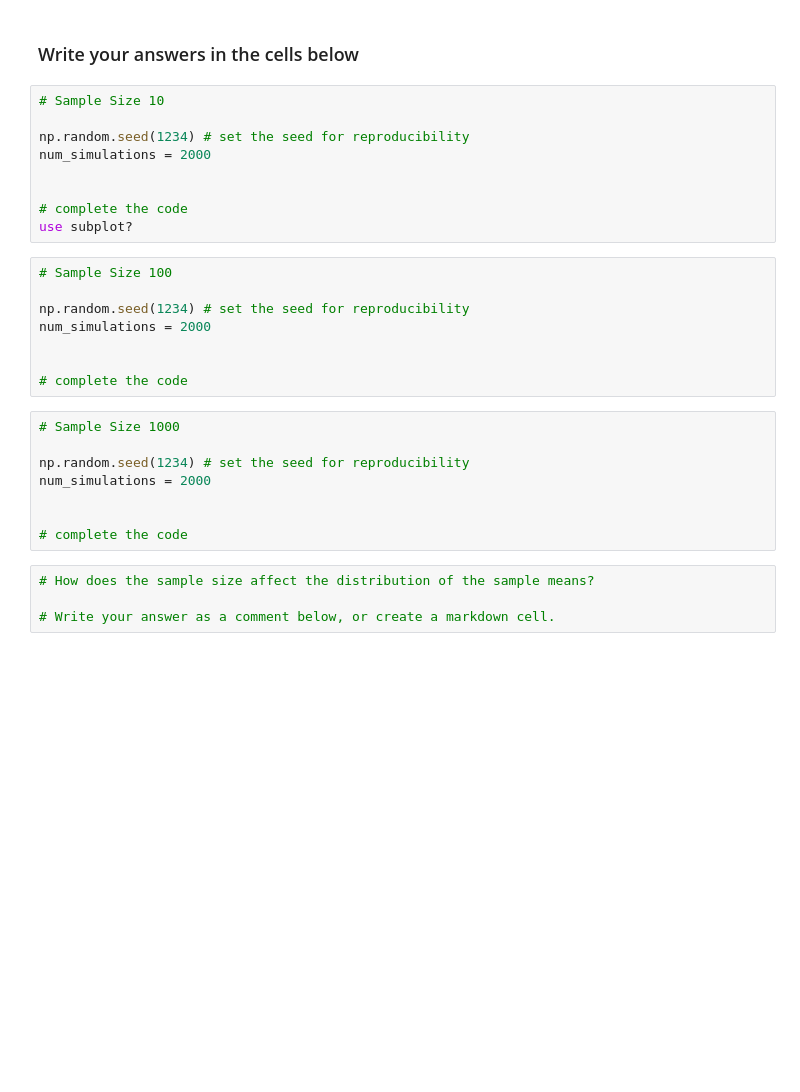
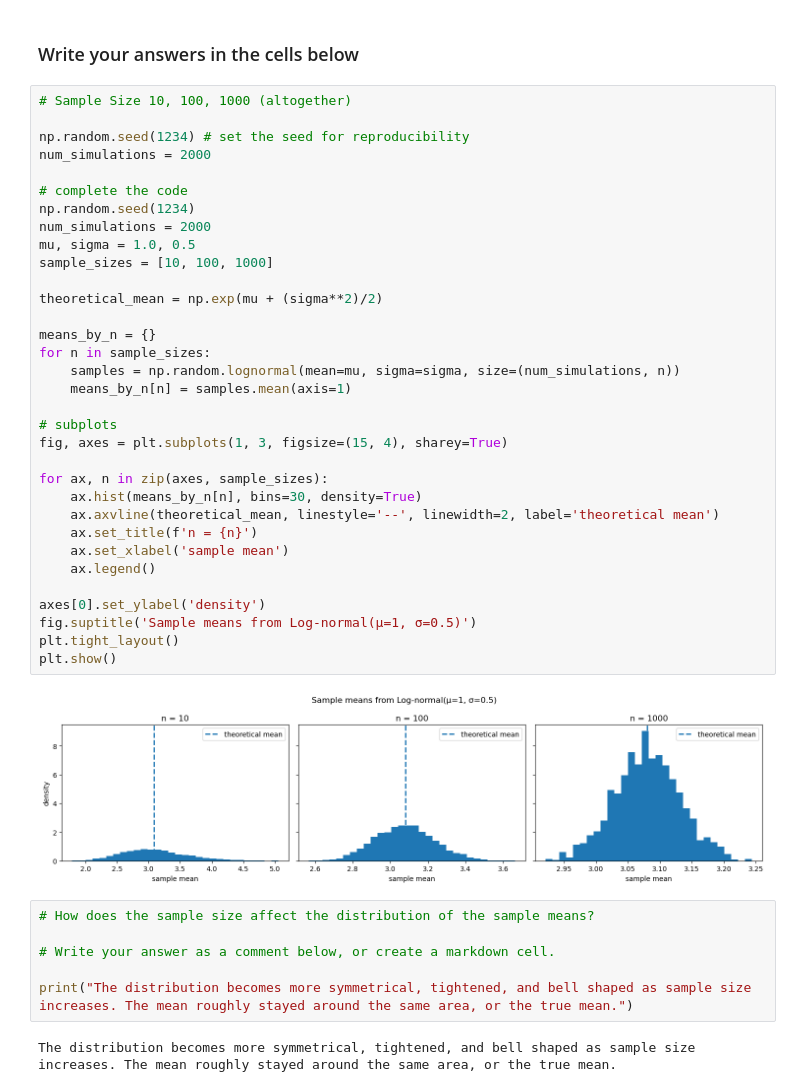
Before and after one commit to pennywangpx520-sketch/qtm151fall2025, a Jupyter notebook: Assignments/assignment_4/Assignment4_PW.ipynb, the cells around one changed output. Drawn from its saved outputs; the diff is of its cells as text; blank space fills up the shorter version.

```diff
--- a/Assignments/assignment_4/Assignment4_PW.ipynb
+++ b/Assignments/assignment_4/Assignment4_PW.ipynb
@@ -106,32 +160,46 @@ $$ \textrm{mean of log-normal distribution } = \mathrm{e}^{\mu + \frac{\sigma^2}
 - **Hint**: you will want to use the function ``np.random.lognormal``
 # %% [markdown]
 ### Write your answers in the cells below
-# %%
-# Sample Size 10
-
-np.random.seed(1234) # set the seed for reproducibility
-num_simulations = 2000
-
-
-# complete the code
-use subplot?
-# %%
-# Sample Size 100
-
-np.random.seed(1234) # set the seed for reproducibility
-num_simulations = 2000
-
-
-# complete the code
-# %%
-# Sample Size 1000
-
-np.random.seed(1234) # set the seed for reproducibility
-num_simulations = 2000
-
-
-# complete the code
+# %%
+# Sample Size 10, 100, 1000 (altogether)
+
+np.random.seed(1234) # set the seed for reproducibility
+num_simulations = 2000
+
+# complete the code
+np.random.seed(1234)
+num_simulations = 2000
+mu, sigma = 1.0, 0.5
+sample_sizes = [10, 100, 1000]
+
+theoretical_mean = np.exp(mu + (sigma**2)/2)
+
+means_by_n = {}
+for n in sample_sizes:
+    samples = np.random.lognormal(mean=mu, sigma=sigma, size=(num_simulations, n))
+    means_by_n[n] = samples.mean(axis=1)
+
+# subplots
+fig, axes = plt.subplots(1, 3, figsize=(15, 4), sharey=True)
+
+for ax, n in zip(axes, sample_sizes):
+    ax.hist(means_by_n[n], bins=30, density=True)
+    ax.axvline(theoretical_mean, linestyle='--', linewidth=2, label='theoretical mean')
+    ax.set_title(f'n = {n}')
+    ax.set_xlabel('sample mean')
+    ax.legend()
+
+axes[0].set_ylabel('density')
+fig.suptitle('Sample means from Log-normal(μ=1, σ=0.5)')
+plt.tight_layout()
+plt.show()
+# %% [output]
+[figure, added]
 # %%
 # How does the sample size affect the distribution of the sample means?
 
 # Write your answer as a comment below, or create a markdown cell.
+
+print("The distribution becomes more symmetrical, tightened, and bell shaped as sample size increases. The mean roughly stayed around the same area, or the true mean.")
+# %% [output]
+The distribution becomes more symmetrical, tightened, and bell shaped as sample size increases. The mean roughly stayed around the same area, or the true mean.
```
Also changed, not shown: parts of 8 cells of this notebook.
